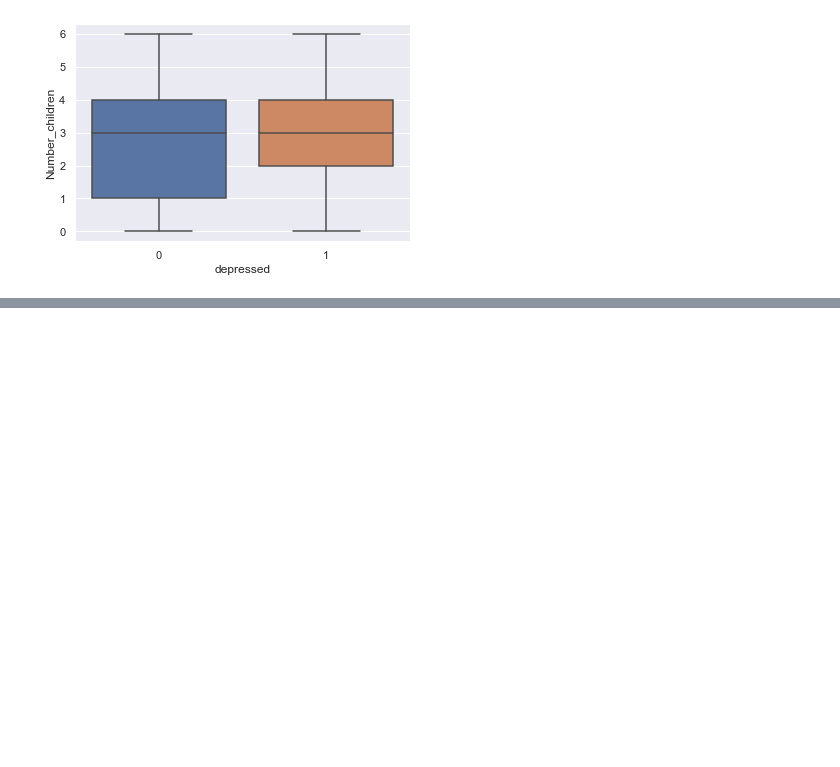
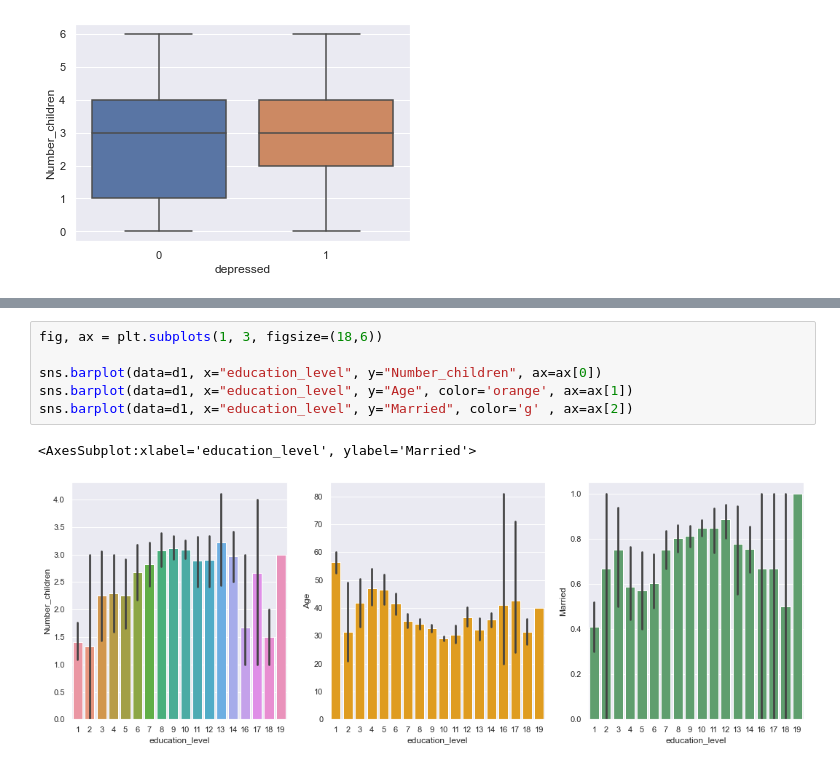
Before and after one commit to Gizmologie/projet_ML, a Jupyter notebook: prediction.ipynb, the cells around one changed output, grey strips where cells are left out. Saved outputs shown, nothing was run; the diff lists cells and outputs as text; blank space fills up the shorter version.

```diff
--- a/prediction.ipynb
+++ b/prediction.ipynb
@@ -71,0 +126,9 @@ sns.boxplot(data=d1[d1['Number_children']<7], x="depressed", y="Number_children"
+# %%
+fig, ax = plt.subplots(1, 3, figsize=(18,6))
+
+sns.barplot(data=d1, x="education_level", y="Number_children", ax=ax[0])
+sns.barplot(data=d1, x="education_level", y="Age", color='orange', ax=ax[1])
+sns.barplot(data=d1, x="education_level", y="Married", color='g' , ax=ax[2])
+# %% [output]
+<AxesSubplot:xlabel='education_level', ylabel='Married'>
+[figure, added]
```
Also changed, not shown: parts of 30 cells of this notebook, 1 other file.
